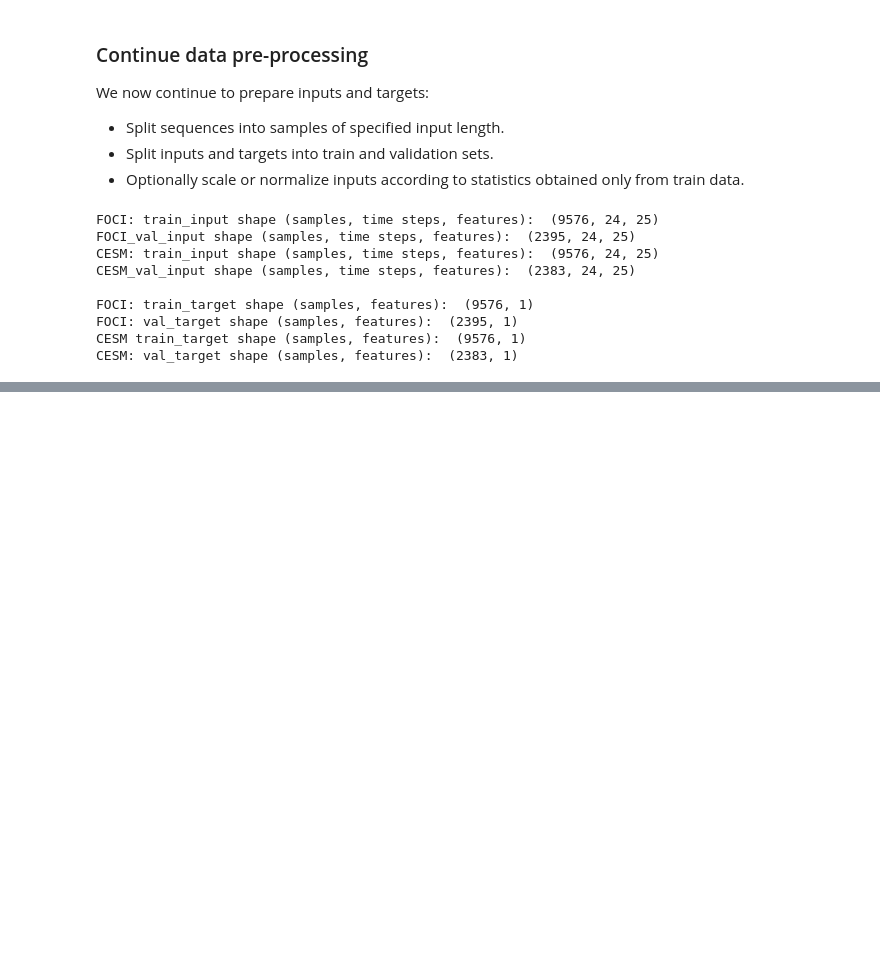
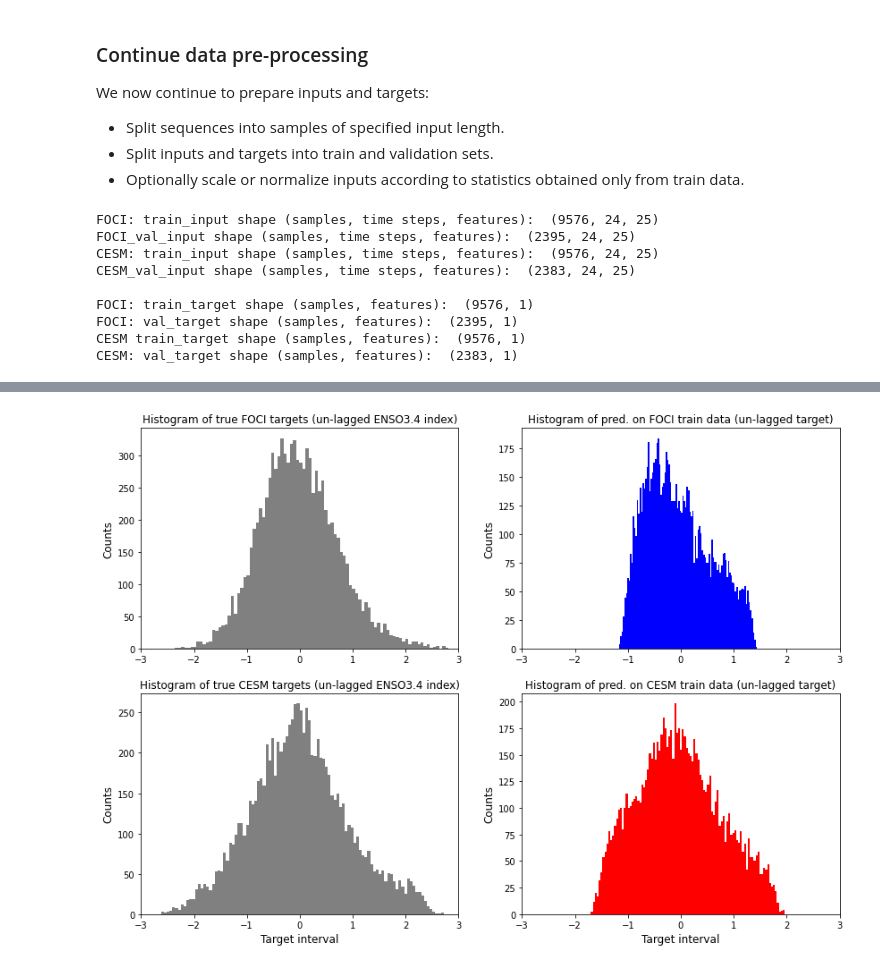
Before and after one commit to MarcoLandtHayen/cicmod_application, a Jupyter notebook: notebooks/02_enso_prediction.ipynb, the cells around one changed output, grey strips where cells are left out. Saved outputs shown, nothing was run; the diff lists cells and outputs as text; code cells hidden in the pictures; blank space fills up the shorter version.

```diff
--- a/notebooks/02_enso_prediction.ipynb
+++ b/notebooks/02_enso_prediction.ipynb
@@ -886,0 +622,36 @@ Mean relevance for all input features from **MLP model** on FOCI samples with po
+# %%
+# Get model predictions:
+train_pred_FOCI_lag0 = model_FOCI_lag0.predict(train_input_scaled_FOCI)
+val_pred_FOCI_lag0 = model_FOCI_lag0.predict(val_input_scaled_FOCI)
+train_pred_CESM_lag0 = model_CESM_lag0.predict(train_input_scaled_CESM)
+val_pred_CESM_lag0 = model_CESM_lag0.predict(val_input_scaled_CESM)
+# %%
+## Plot histogram of predictions on train data:
+nBins = 100
+fig, axes = plt.subplots(2, 2, figsize=(14,10))
+# FOCI
+axes[0,0].set_xlim([-3,3])
+axes[0,0].hist(train_target_FOCI.values[:,0], nBins, color="grey")
+axes[0,0].set_ylabel("Counts", fontsize=12)
+axes[0,0].set_title("Histogram of true FOCI targets (un-lagged ENSO3.4 index)", fontsize=12)
+axes[0,1].hist(train_pred_FOCI_lag0[:,0], nBins, color="blue")
+axes[0,1].set_ylabel("Counts", fontsize=12)
+axes[0,1].set_title("Histogram of pred. on FOCI train data (un-lagged target)", fontsize=12)
+# CESM
+axes[1,0].hist(train_target_CESM.values[:,0], nBins, color="grey")
+axes[1,0].set_xlabel("Target interval", fontsize=12)
+axes[1,0].set_ylabel("Counts", fontsize=12)
+axes[1,0].set_title("Histogram of true CESM targets (un-lagged ENSO3.4 index)", fontsize=12)
+axes[1,1].hist(train_pred_CESM_lag0[:,0], nBins, color="red")
+axes[1,1].set_xlabel("Target interval", fontsize=12)
+axes[1,1].set_ylabel("Counts", fontsize=12)
+axes[1,1].set_title("Histogram of pred. on CESM train data (un-lagged target)", fontsize=12)
+# Unifiy x limits:
+axes[0,0].set_xlim([-3,3])
+axes[0,1].set_xlim([-3,3])
+axes[1,0].set_xlim([-3,3])
+axes[1,1].set_xlim([-3,3])
+
+plt.show()
+# %% [output]
+[figure, added]
```
Also changed, not shown: parts of 39 cells of this notebook.
